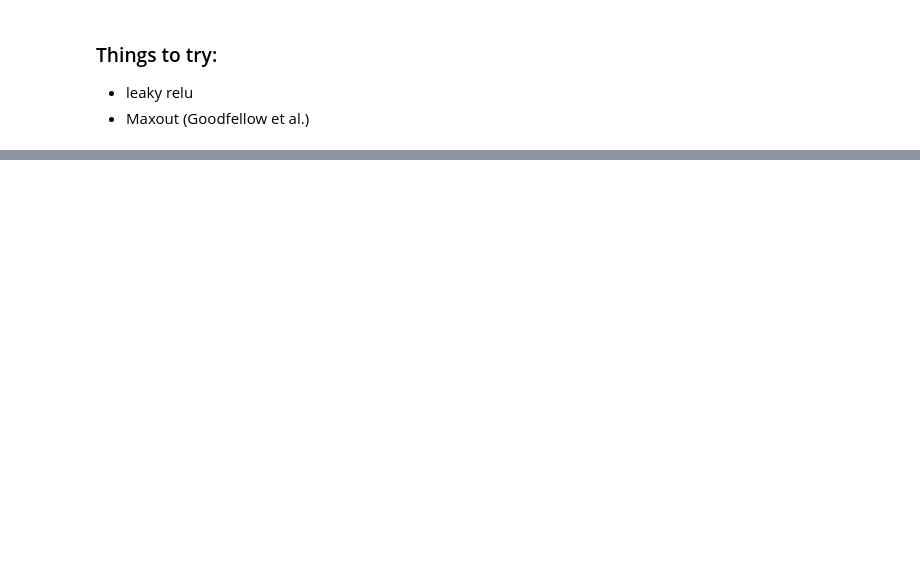
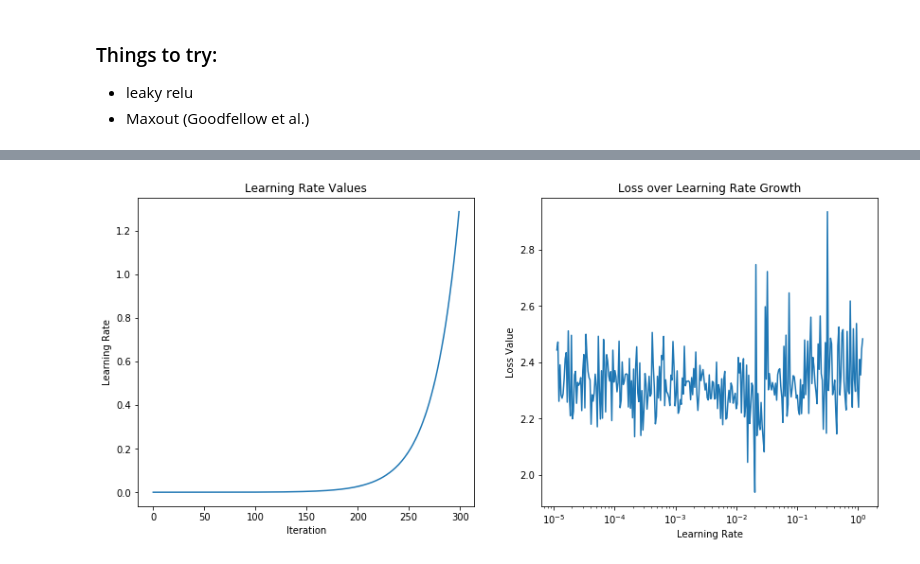
Before and after one commit to JoshZastrow/CIFAR10, a Jupyter notebook: Image Recognition.ipynb, the cells around one changed output, grey strips where cells are left out. Cells and saved outputs as stored; diff of their text form; code cells hidden in the pictures; blank space fills up the shorter version.

Commit message:
write learning rate scheduler

```diff
--- a/Image Recognition.ipynb
+++ b/Image Recognition.ipynb
@@ -73,9 +79,12 @@ data = ImageDataGenerator(samplewise_center=True,
 
 data.fit(x_train)
 
+# Convert y_train to one hot encoding of classes(num_examples x num_classes)
+y_encod = to_categorical(y_train, num_classes)
+
 # TODO:
 # Add Data Augmentation
-# Add padding: Add pixels around image and pick 32x32 spot not centered
+# Add padding: Add pixels around image and pick 32x32 not centered crops
 # %% [markdown]
 ### Simple Deep Convolutional Neural Network
 # %%
@@ -86,7 +95,7 @@ from keras import optimizers
 from keras.utils.np_utils import to_categorical
 
 # Data metadata
-num_classes = np.max(y_train)
+num_classes = 10
 num_train = x_train.shape[0]
 in_dim = x_train.shape[1:]
 
@@ -102,18 +111,18 @@ model = Sequential(
          Conv2D(f1, (k, k), padding='same', name='Second-Convolution'),
          Activation('relu', name='Second-Relu'),
          MaxPooling2D((2, 2), name='First-Max-Pool'),
-         Dropout(p_drop, name='First-Dropout'),
+         Dropout(p, name='First-Dropout'),
          Conv2D(f2, (k, k), padding='same', name='Third-Convolution'),
          Activation('relu', name='Third-Relu'),
          Conv2D(f2, (k, k), padding='same', name='Fourth-Convolution'),
          Activation('relu', name='Fourth-Relu'),
          MaxPooling2D((2, 2), name='Second-Max-Pool'),
-         Dropout(p_drop, name='Second-Dropout'),
+         Dropout(p, name='Second-Dropout'),
          Flatten(name='Flatten'),
          Dense(512, name='First-Affine'),
          Activation('relu', name='Fifth-Relu'),
-         Dropout(2*p_drop, name='Third-Dropout'),
-         Dense(9, name='Final-Connected-Layer'),
+         Dropout(2*p, name='Third-Dropout'),
+         Dense(10, name='Final-Connected-Layer'),
          Activation('softmax', name='Softmax')
         ])
 
@@ -154,2 +169,0 @@ model.compile(loss='categorical_crossentropy', optimizer=SGD, metrics=['categori
-# %%
-hist = model.fit_generator(data.flow(x_train,to_categorical(y_train, 10)), epochs=30)
@@ -201,0 +173,71 @@ Clipping input data to the valid range for imshow with RGB data ([0..1] for floa
+# %%
+from keras.callbacks import Callback
+import keras.backend as K
+
+# Smooth out learning history
+def moving_average(a, n=5) :
+    ret = np.cumsum(a, dtype=float)
+    ret[n:] = ret[n:] - ret[:-n]
+    return ret[n - 1:] / n
+
+
+class LearningRateBounds(Callback):
+    """
+    Learning Rate Scheduler and logger.
+    args:
+    base_lr: initial learning rate
+    gamma: constant for exponential growth
+    """
+    def __init__(self, base_lr, gamma=1.04):
+        super(LearningRateBounds, self).__init__()
+        self.gamma = gamma
+        self.iteration = 0
+        self.base_lr = base_lr
+
+    def on_train_begin(self, logs={}):
+        self.losses = []
+        self.lrates = []
+
+    def on_batch_end(self, batch, logs={}):
+        self.iteration += 1
+
+        lr = K.eval(self.model.optimizer.lr)
+        K.set_value(self.model.optimizer.lr,
+                    self.base_lr * (self.gamma) ** self.iteration)
+
+        self.losses.append(logs.get('loss'))
+        self.lrates.append(K.eval(self.model.optimizer.lr))
+
+    def on_train_end(self, batch, logs=None):
+        fig = plt.figure(figsize=(14,6))
+        ax = fig.add_subplot(121)
+        ax.set_title('Learning Rate Values')
+        ax.set_xlabel('Iteration')
+        ax.set_ylabel('Learning Rate')
+        ax.plot(np.arange(self.iteration), self.lrates)
+
+        ax2 = fig.add_subplot(122)
+        ax2.set_title('Loss over Learning Rate Growth')
+        ax2.set_xlabel('Learning Rate')
+        ax2.set_ylabel('Loss Value')
+        ax2.set_xscale('log')
+        ax2.plot(moving_average(self.lrates), self.losses[5 - 1:])
+
+num_epoch = 300
+num_batch = 10
+lrate_mdl = model
+
+# Start at a super small learning rate, initiate the learning scheduler
+K.set_value(lrate_mdl.optimizer.lr, 0.00001)
+lr_Schedule = [LearningRateBounds(base_lr=K.eval(lrate_mdl.optimizer.lr))]
+
+# Flow training data through pre-processing pipeline
+data_flow = data.flow(x_train, y_encod, batch_size=num_batch)
+
+hist = lrate_mdl.fit_generator(data_flow,
+                               epochs=num_epoch,
+                               steps_per_epoch=1,
+                               callbacks=lr_Schedule,
+                               verbose=0)
+# %% [output]
+[figure, added]
```
Also changed, not shown: parts of 18 cells of this notebook, 1 other file.
